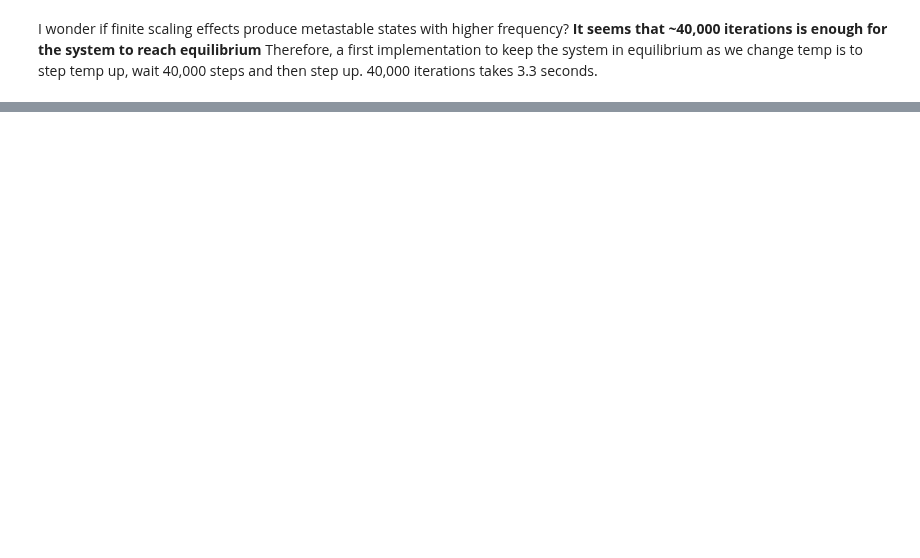
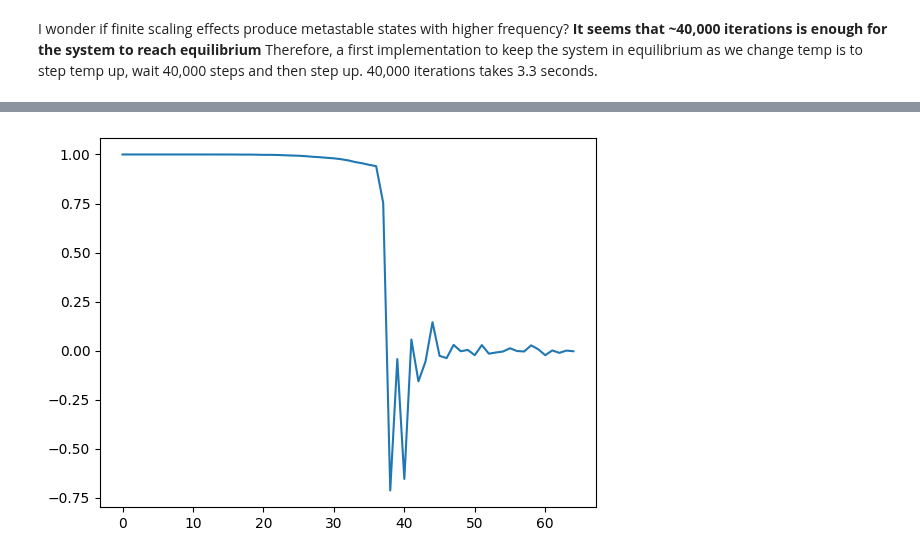
Before and after one commit to noahchanoah/thesis, a Jupyter notebook: IsingSci.ipynb, the cells around one changed output, grey strips where cells are left out. Cells and saved outputs as stored; diff of their text form; code cells hidden in the pictures; blank space fills up the shorter version.

```diff
--- a/IsingSci.ipynb
+++ b/IsingSci.ipynb
@@ -117,0 +223,16 @@ I wonder if finite scaling effects produce metastable states with higher frequen
+# %%
+#init lattice
+size = 10 #was 50
+lat = initLattice(size,False) #lattice starts at high T (randomized)
+
+#Now perform metropolois over a quasi-static temperature sweep
+#T = 0.01, iters = 40000
+T = 0.1
+
+mPlot = []
+
+for i in np.arange(0,65):
+    mOut = MetropolisALL(lat, T, 10000)
+    mPlot = np.append(mPlot, mOut)
+    T += 0.05
+    print("T: %s" % T)
@@ -117,0 +257,8 @@ I wonder if finite scaling effects produce metastable states with higher frequen
+# %%
+
+plt.plot(np.arange(0,mPlot.size), mPlot)
+#plt.xlim(30,50)
+plt.show()
+#plt.savefig("MfuncofStepNEW.png", dpi=300, format="png")
+# %% [output]
+[figure, added]
```
Also changed, not shown: parts of 10 cells of this notebook.
